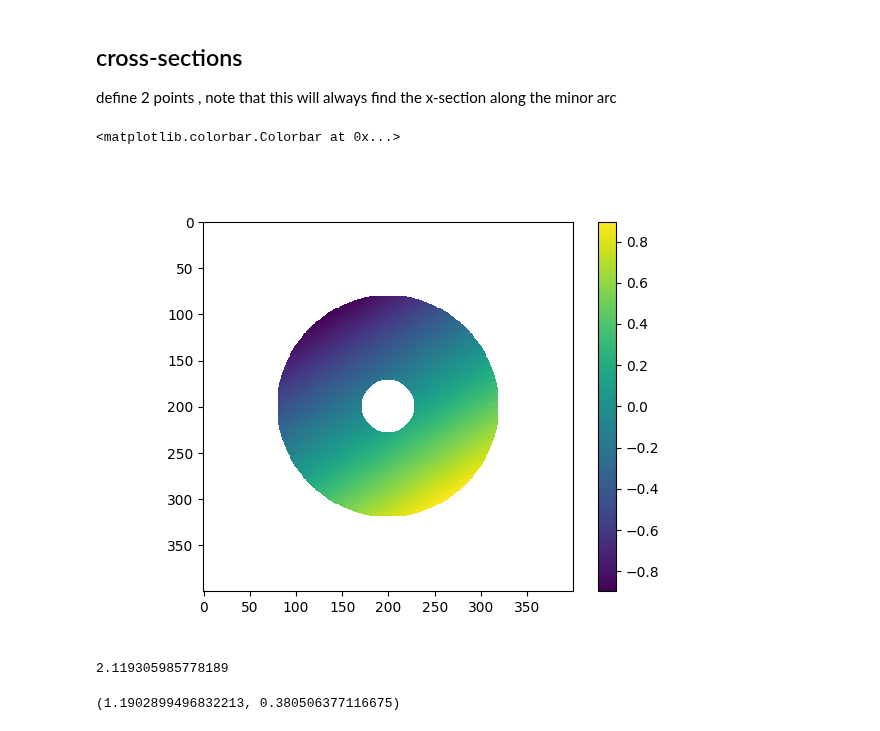
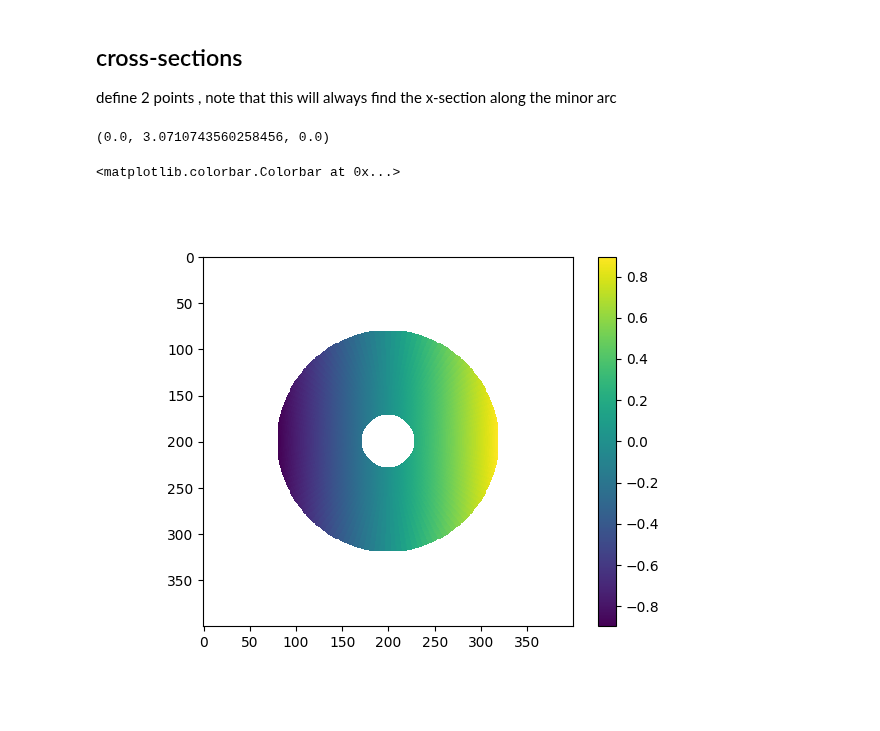
Before and after one commit to chrishavlin/yt_scratch, a Jupyter notebook: notebooks/dev/spherical_pixelization_toy.ipynb, the cells around one changed output. Cells and saved outputs as stored; diff of their text form; code cells hidden in the pictures.

Commit message:
calc angular distance properly

```diff
--- a/notebooks/dev/spherical_pixelization_toy.ipynb
+++ b/notebooks/dev/spherical_pixelization_toy.ipynb
@@ -320,6 +321,23 @@ interactive(children=(FloatSlider(value=1.0, description='n_x', max=1.0, min=-1.
 ## cross-sections
 
 define 2 points , note that this will always find the x-section along the minor arc
+# %%
+def haversine(phi1, theta1, phi2, theta2):
+    # see https://en.wikipedia.org/wiki/Great-circle_distance#Formulas
+
+    lat1 = np.pi/2 - theta1
+    lat2 = np.pi/2 - theta2
+
+    lon1 = phi1
+    lon2 = phi2
+    dlon = lon2 - lon1
+    dlat = lat2 - lat1
+
+    sinsq = np.sin(dlon/2) * np.sin(dlon/2)
+    angle = (1 - sinsq - np.sin((lat1 + lat2)/2) ** 2) * np.sin(dlon/2)**2
+    angle += np.sin(dlon/2) * np.sin(dlon/2)
+    angle = 2*np.arcsin(angle)
+    return angle
 # %%
 def get_cross_section(field, r, theta, phi, pt1, pt2, in_plane_x_range=None, in_plane_y_range=None):
 
@@ -332,63 +350,45 @@ def get_cross_section(field, r, theta, phi, pt1, pt2, in_plane_x_range=None, in_
     pt2_xyz = pt2_xyz / np.linalg.norm(pt2_xyz)
     normal = np.cross(pt1_xyz, pt2_xyz)
     normal_sign = np.sign(normal) # used to test whether points are between the two vectors
-    ang_dist = np.arccos(np.dot(pt1_xyz, pt2_xyz))
-
+    ang_dist = haversine(pt1[2], pt1[1], pt2[2], pt2[1])
     north, east = calculate_plane_vectors(normal)
     xpts, ypts, x_global, y_global, z_global = plane_coordinates(north, east, in_plane_x_range, in_plane_y_range)
     r_id, theta_id, phi_id, bad_mask = find_plane_dataset_index(x_global, y_global, z_global, r, theta, phi)
 
     # for each point, get angular distance in order mask
     r_vals = r_c[r_id]
     theta_vals = theta[theta_id]
     phi_vals = phi[phi_id]
 
     # get angular distance between each point on image plane and the first vector
-    # hmm, not working...
-    #
-    # mask if bigger than the distance between the two original vectors
-    # ang_dist_vals = np.arccos(np.sin(pt1[2])*np.sin(phi_vals) +
-    #                           np.cos(pt1[2])*np.cos(phi_vals)*np.cos(pt1[1]-theta_vals))
-    # ang_dist_vals = np.arccos(np.sin(pt1[1])*np.sin(theta_vals) +
-                              # np.cos(pt1[1])*np.cos(theta_vals)*np.cos(pt1[2]-phi_vals))
-
-    # bad_mask = np.logical_or(bad_mask, ang_dist_vals>ang_dist)
+    ang_dist_vals = haversine(pt1[2], pt1[1], phi_vals, theta_vals)
+    print((ang_dist_vals.min(), ang_dist_vals.max(), ang_dist))
+    bad_mask = np.logical_or(bad_mask, ang_dist_vals>ang_dist)
 
     # also mask based on bounding r vals of the points
     bad_mask = np.logical_or(bad_mask, r_vals<pt1[0])
     bad_mask = np.logical_or(bad_mask, r_vals>pt2[0])
-
 
     # also need to mask if anti-clockwise form the start otherwise you get both
     # sides
 
     im_buff = fill_image_buffer(field, r_id, theta_id, phi_id, bad_mask)
     return im_buff, x_global, y_global, z_global, xpts, ypts
 
 
 # left/right bounding box points
-pt1 = (0.2, 0., .1) # (r, theta, phi)
-pt2 = (0.9, .8 , .9) # (r, theta, phi)
+pt1 = (0.2, 0., 0.) # (r, theta, phi)
+pt2 = (0.9, np.pi, 0.) # (r, theta, phi)
 
 im_buff, x_global, y_global, z_global, xpts, ypts = get_cross_section(available_fields['z_c'],
                                                                       r, theta, phi, pt1, pt2,
                                                                      in_plane_x_range=(-1.5, 1.5, 400),
                                                                      in_plane_y_range=(-1.5, 1.5, 400),)
 f = plt.figure()
 ax = plt.imshow(im_buff)
 # ax.set_clim([0, 1])
 plt.colorbar()
 # %% [output]
-<matplotlib.colorbar.Colorbar at 0x...>
+(0.0, 3.0710743560258456, 0.0)
+<matplotlib.colorbar.Colorbar at 0x...>
-[figure, old version]
+[figure, new version]
-# %%
-ang_dist
-# %% [output]
-2.119305985778189
-# %%
-north_pole = np.array([0., 0., 1.])
-dtheta = np.arccos(np.dot(normal_unit, north_pole))
-dphi = np.arccos(np.dot(normal_unit, [1., 0., 0.]))
-dtheta, dphi
-# %% [output]
-(1.1902899496832213, 0.380506377116675)
```
Also changed, not shown: parts of 2 cells of this notebook.
